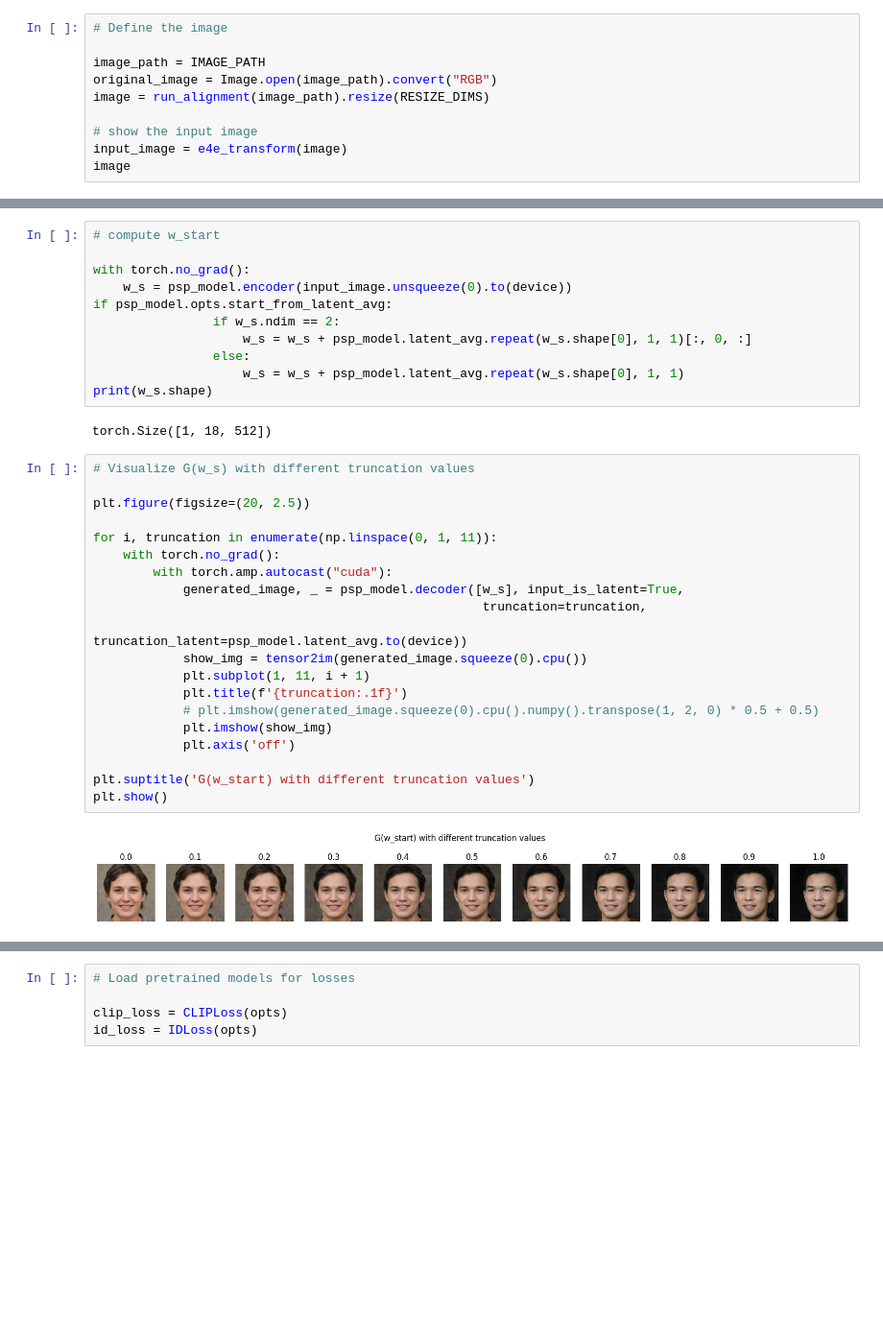
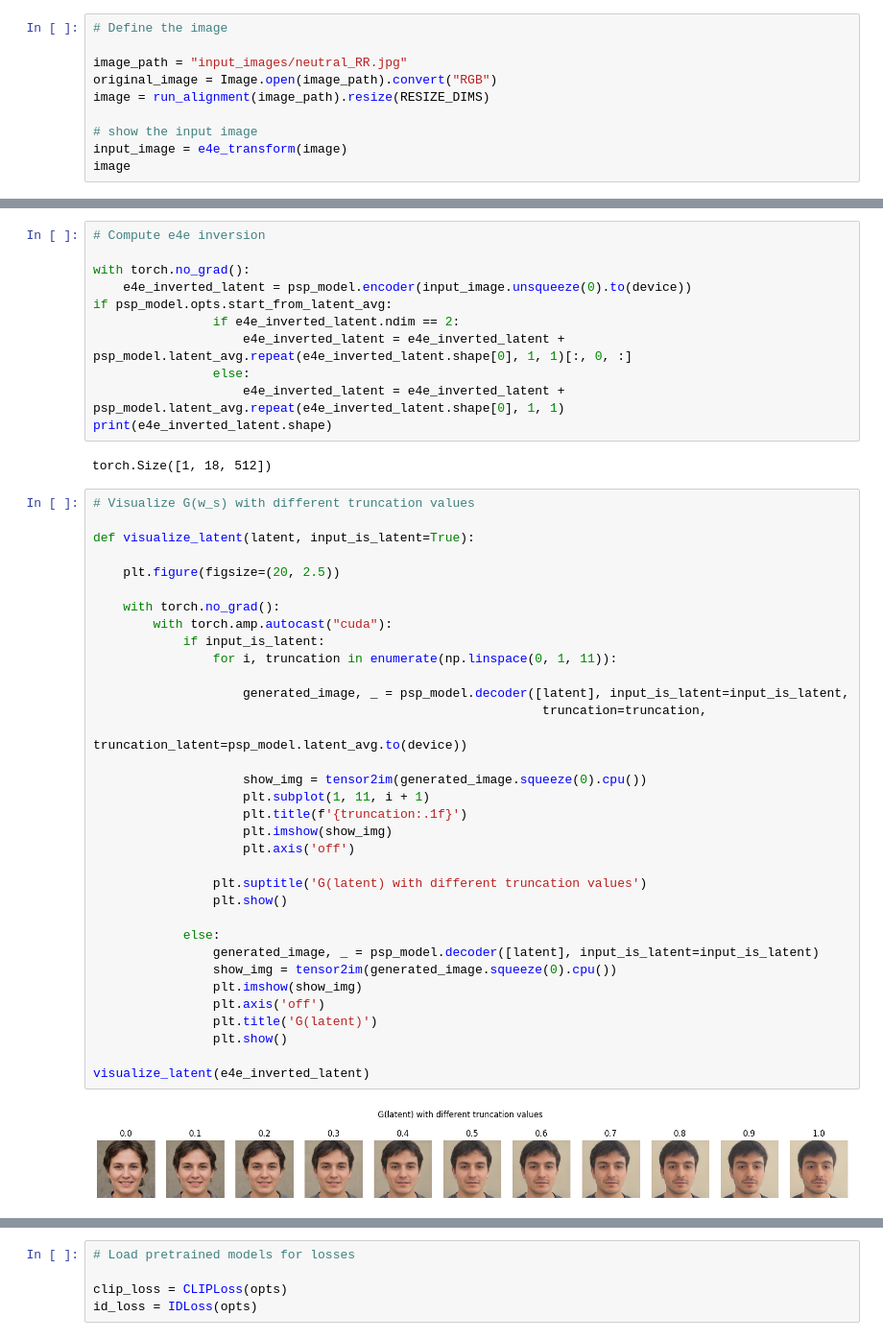
Before and after one commit to rodrigu2000/emotion_generation, a Jupyter notebook: latent_optimization_RR.ipynb, the cells around one changed output, grey strips where cells are left out. Shown at 96% size. Saved outputs shown, nothing was run; the diff lists cells and outputs as text; blank space fills up the shorter version.

```diff
--- a/latent_optimization_RR.ipynb
+++ b/latent_optimization_RR.ipynb
@@ -71,7 +71,7 @@ where $R$ is a pretrained ArcFace network for face recognition, and $ \langle \c
 # %%
 # Define the image
 
-image_path = IMAGE_PATH
+image_path = "input_images/neutral_RR.jpg"
 original_image = Image.open(image_path).convert("RGB")
 image = run_alignment(image_path).resize(RESIZE_DIMS)
 
@@ -84,35 +84,49 @@ Aligned image has shape: (256, 256)
 # %%
-# compute w_start
+# Compute e4e inversion
 
 with torch.no_grad():
-    w_s = psp_model.encoder(input_image.unsqueeze(0).to(device))
+    e4e_inverted_latent = psp_model.encoder(input_image.unsqueeze(0).to(device))
 if psp_model.opts.start_from_latent_avg:
-                if w_s.ndim == 2:
-                    w_s = w_s + psp_model.latent_avg.repeat(w_s.shape[0], 1, 1)[:, 0, :]
+                if e4e_inverted_latent.ndim == 2:
+                    e4e_inverted_latent = e4e_inverted_latent + psp_model.latent_avg.repeat(e4e_inverted_latent.shape[0], 1, 1)[:, 0, :]
                 else:
-                    w_s = w_s + psp_model.latent_avg.repeat(w_s.shape[0], 1, 1)
-print(w_s.shape)
+                    e4e_inverted_latent = e4e_inverted_latent + psp_model.latent_avg.repeat(e4e_inverted_latent.shape[0], 1, 1)
+print(e4e_inverted_latent.shape)
 # %% [output]
 torch.Size([1, 18, 512])
 # %%
 # Visualize G(w_s) with different truncation values
 
-plt.figure(figsize=(20, 2.5))
+def visualize_latent(latent, input_is_latent=True):
 
-for i, truncation in enumerate(np.linspace(0, 1, 11)):
+    plt.figure(figsize=(20, 2.5))
+
     with torch.no_grad():
         with torch.amp.autocast("cuda"):
-            generated_image, _ = psp_model.decoder([w_s], input_is_latent=True,
-                                                    truncation=truncation,
-                                                    truncation_latent=psp_model.latent_avg.to(device))
-            show_img = tensor2im(generated_image.squeeze(0).cpu())
-            plt.subplot(1, 11, i + 1)
-            plt.title(f'{truncation:.1f}')
-            # plt.imshow(generated_image.squeeze(0).cpu().numpy().transpose(1, 2, 0) * 0.5 + 0.5)
-            plt.imshow(show_img)
-            plt.axis('off')
+            if input_is_latent:
+                for i, truncation in enumerate(np.linspace(0, 1, 11)):
 
-plt.suptitle('G(w_start) with different truncation values')
-plt.show()
+                    generated_image, _ = psp_model.decoder([latent], input_is_latent=input_is_latent,
+                                                            truncation=truncation,
+                                                            truncation_latent=psp_model.latent_avg.to(device))
+
+                    show_img = tensor2im(generated_image.squeeze(0).cpu())
+                    plt.subplot(1, 11, i + 1)
+                    plt.title(f'{truncation:.1f}')
+                    plt.imshow(show_img)
+                    plt.axis('off')
+
+                plt.suptitle('G(latent) with different truncation values')
+                plt.show()
+
+            else:
+                generated_image, _ = psp_model.decoder([latent], input_is_latent=input_is_latent)
+                show_img = tensor2im(generated_image.squeeze(0).cpu())
+                plt.imshow(show_img)
+                plt.axis('off')
+                plt.title('G(latent)')
+                plt.show()
+
+visualize_latent(e4e_inverted_latent)
 # %% [output]
-[figure, old version]
+[figure, new version]
```
Also changed, not shown: parts of 13 cells of this notebook, 2 other files.
